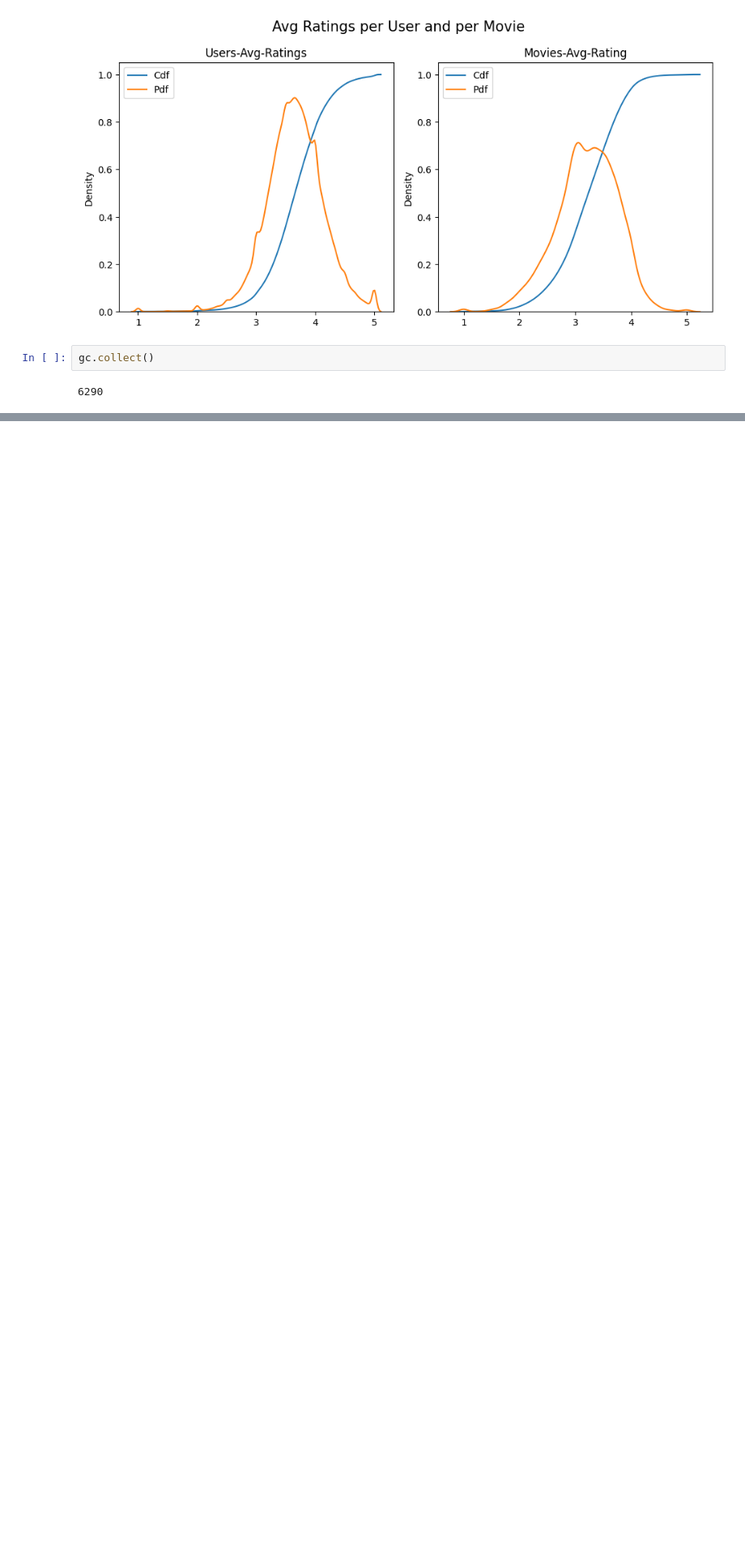
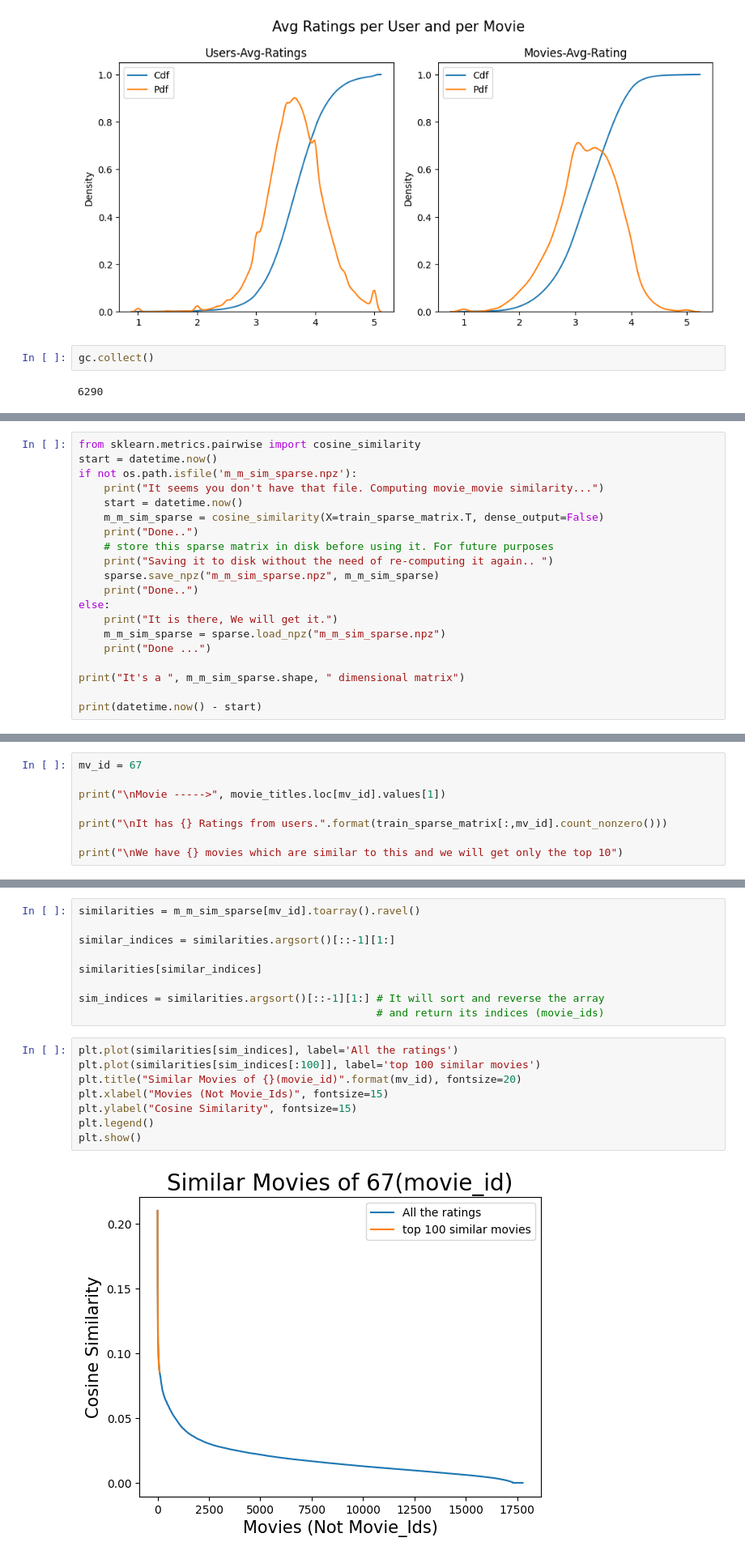
Before and after one commit to Aditi-dev07/Netflix-Recommendation-Engine, a Jupyter notebook: netflixdata.ipynb, the cells around one changed output, grey strips where cells are left out. Shown at 81% size. Drawn from its saved outputs; the diff is of its cells as text; blank space fills up the shorter version.

```diff
--- a/netflixdata.ipynb
+++ b/netflixdata.ipynb
@@ -531,0 +566,20 @@ gc.collect()
+# %%
+from sklearn.metrics.pairwise import cosine_similarity
+start = datetime.now()
+if not os.path.isfile('m_m_sim_sparse.npz'):
+    print("It seems you don't have that file. Computing movie_movie similarity...")
+    start = datetime.now()
+    m_m_sim_sparse = cosine_similarity(X=train_sparse_matrix.T, dense_output=False)
+    print("Done..")
+    # store this sparse matrix in disk before using it. For future purposes
+    print("Saving it to disk without the need of re-computing it again.. ")
+    sparse.save_npz("m_m_sim_sparse.npz", m_m_sim_sparse)
+    print("Done..")
+else:
+    print("It is there, We will get it.")
+    m_m_sim_sparse = sparse.load_npz("m_m_sim_sparse.npz")
+    print("Done ...")
+
+print("It's a ", m_m_sim_sparse.shape, " dimensional matrix")
+
+print(datetime.now() - start)
@@ -531,0 +613,8 @@ gc.collect()
+# %%
+mv_id = 67
+
+print("\nMovie ----->", movie_titles.loc[mv_id].values[1])
+
+print("\nIt has {} Ratings from users.".format(train_sparse_matrix[:,mv_id].count_nonzero()))
+
+print("\nWe have {} movies which are similar to this and we will get only the top 10")
@@ -531,0 +627,19 @@ gc.collect()
+# %%
+similarities = m_m_sim_sparse[mv_id].toarray().ravel()
+
+similar_indices = similarities.argsort()[::-1][1:]
+
+similarities[similar_indices]
+
+sim_indices = similarities.argsort()[::-1][1:] # It will sort and reverse the array
+                                               # and return its indices (movie_ids)
+# %%
+plt.plot(similarities[sim_indices], label='All the ratings')
+plt.plot(similarities[sim_indices[:100]], label='top 100 similar movies')
+plt.title("Similar Movies of {}(movie_id)".format(mv_id), fontsize=20)
+plt.xlabel("Movies (Not Movie_Ids)", fontsize=15)
+plt.ylabel("Cosine Similarity", fontsize=15)
+plt.legend()
+plt.show()
+# %% [output]
+[figure, added]
```
Also changed, not shown: parts of 11 cells of this notebook.
